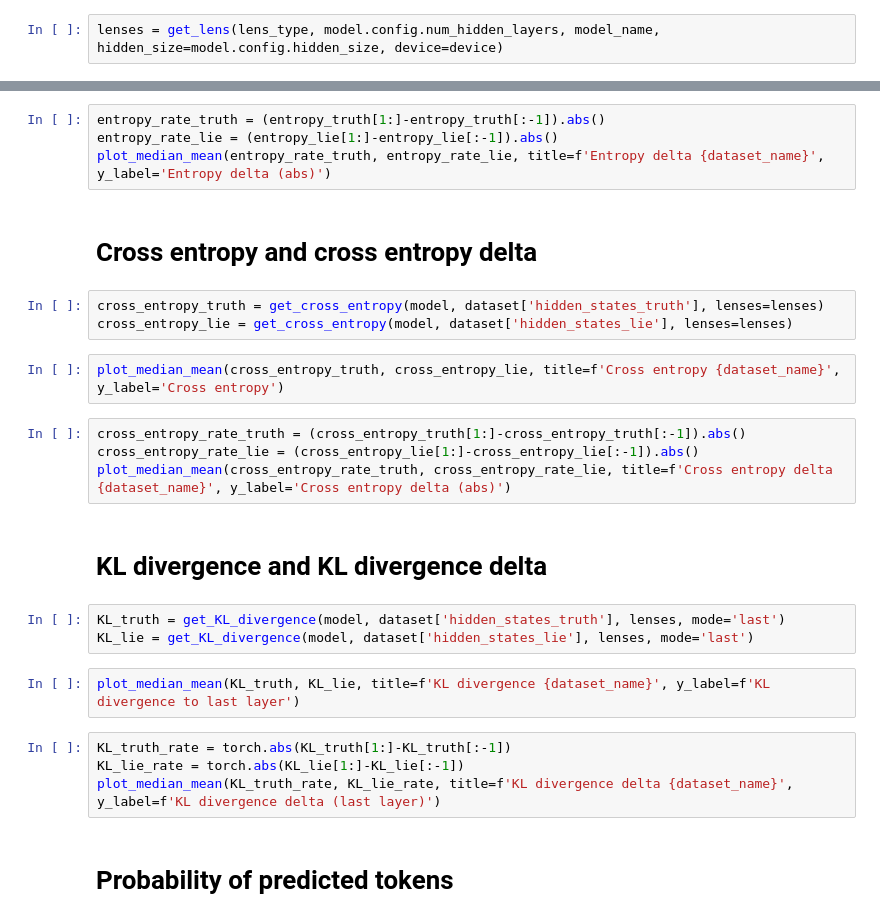
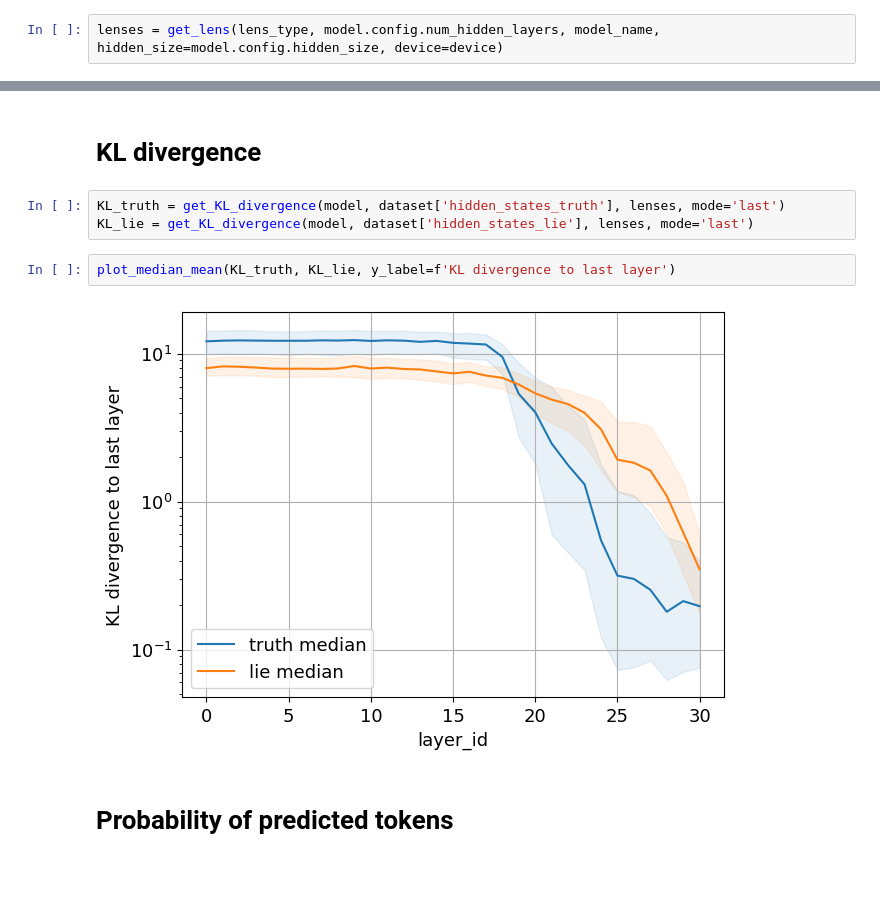
Before and after one commit to annahdo/info_theoretic_study_lying, a Jupyter notebook: demo.ipynb, the cells around one changed output, grey strips where cells are left out. Cells and saved outputs as stored; diff of their text form; blank space fills up the shorter version.

```diff
--- a/demo.ipynb
+++ b/demo.ipynb
@@ -86,29 +116,12 @@ plot_median_mean(entropy_truth, entropy_lie, title=f'Entropy {dataset_name}', y_
-# %%
-entropy_rate_truth = (entropy_truth[1:]-entropy_truth[:-1]).abs()
-entropy_rate_lie = (entropy_lie[1:]-entropy_lie[:-1]).abs()
-plot_median_mean(entropy_rate_truth, entropy_rate_lie, title=f'Entropy delta {dataset_name}', y_label='Entropy delta (abs)')
-# %% [markdown]
-# Cross entropy and cross entropy delta
-# %%
-cross_entropy_truth = get_cross_entropy(model, dataset['hidden_states_truth'], lenses=lenses)
-cross_entropy_lie = get_cross_entropy(model, dataset['hidden_states_lie'], lenses=lenses)
-# %%
-plot_median_mean(cross_entropy_truth, cross_entropy_lie, title=f'Cross entropy {dataset_name}', y_label='Cross entropy')
-# %%
-cross_entropy_rate_truth = (cross_entropy_truth[1:]-cross_entropy_truth[:-1]).abs()
-cross_entropy_rate_lie = (cross_entropy_lie[1:]-cross_entropy_lie[:-1]).abs()
-plot_median_mean(cross_entropy_rate_truth, cross_entropy_rate_lie, title=f'Cross entropy delta {dataset_name}', y_label='Cross entropy delta (abs)')
 # %% [markdown]
-# KL divergence and KL divergence delta
+# KL divergence
 # %%
 KL_truth = get_KL_divergence(model, dataset['hidden_states_truth'], lenses, mode='last')
 KL_lie = get_KL_divergence(model, dataset['hidden_states_lie'], lenses, mode='last')
 # %%
-plot_median_mean(KL_truth, KL_lie, title=f'KL divergence {dataset_name}', y_label=f'KL divergence to last layer')
+plot_median_mean(KL_truth, KL_lie, y_label=f'KL divergence to last layer')
+# %% [output]
+[figure, added]
-# %%
-KL_truth_rate = torch.abs(KL_truth[1:]-KL_truth[:-1])
-KL_lie_rate = torch.abs(KL_lie[1:]-KL_lie[:-1])
-plot_median_mean(KL_truth_rate, KL_lie_rate, title=f'KL divergence delta {dataset_name}', y_label=f'KL divergence delta (last layer)')
 # %% [markdown]
 # Probability of predicted tokens
 # %%
```
Also changed, not shown: parts of 18 cells of this notebook, 4 other files.
